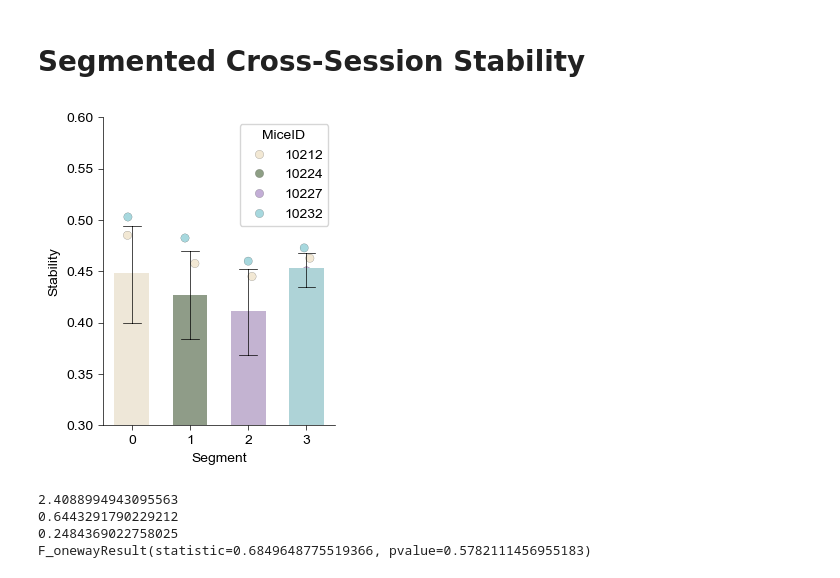
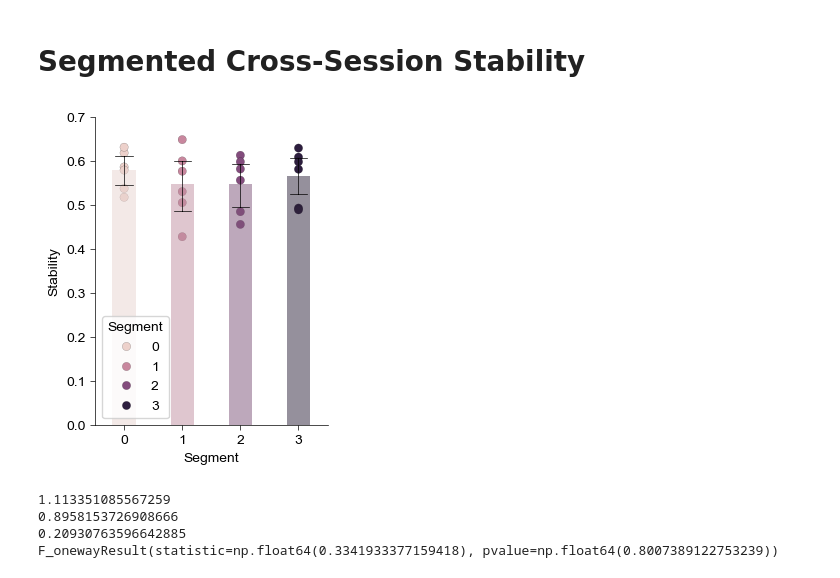
Before and after one commit to YAO-Shuyang/PlotFigures, a Jupyter notebook: NodeFigures/Fig0862 - Test Coding Property Heterogeneity.ipynb, the cells around one changed output. Saved outputs shown, nothing was run; the diff lists cells and outputs as text; code cells hidden in the pictures.

```diff
--- a/NodeFigures/Fig0862 - Test Coding Property Heterogeneity.ipynb
+++ b/NodeFigures/Fig0862 - Test Coding Property Heterogeneity.ipynb
@@ -342,12 +289,18 @@ F_onewayResult(statistic=np.float64(1.4117572807541505), pvalue=np.float64(0.263
 # %% [markdown]
 # Field Density
 # %%
+from mylib.preprocessing_ms import place_field
 def count_field_density(trace):
     field_density = np.zeros((4, 4))
     field_centers = []
     for node in [0, 4, 5, 9]:
         field_centers_per_node = []
         for i in np.where(trace[f'node {node}']['is_placecell'] == 1)[0]:
+            if 'place_field_all' not in trace[f'node {node}'].keys():
+                trace[f'node {node}']['place_field_all'] = place_field(
+                    trace=trace[f'node {node}'],
+                    **{"thre_type": 2, "parameter": 0.2, 'events_num_crit': 5}
+                )
             field_centers_per_node += list(trace[f'node {node}']['place_field_all'][i].keys())
         field_centers.append(np.array(field_centers_per_node, np.int64))
 
@@ -373,7 +326,7 @@ if exists(join(figdata, f"{code_id} [Field Density].pkl")) == False:
         "Segment": []
     }
 
-    for mouse in tqdm([10212, 10224, 10227, 10232, 10273, 10275, 10276]):
+    for mouse in tqdm([10212, 10224, 10227, 10232,10275, 10276]):
         field_density = np.zeros((7, 4))
         for j, i in enumerate(np.where(f2['MiceID'] == mouse)[0]):
             with open(f2['Trace File'][i], 'rb') as handle:
@@ -404,9 +357,8 @@ ax = Clear_Axes(plt.axes(), close_spines=['top', 'right'], ifxticks=True, ifytic
 sns.stripplot(
     x='Segment',
     y='Field Density',
-    hue='MiceID',
+    hue='Segment',
     data=FieldDensityData,
-    palette=MicePaletteDSP,
     size=6,
     edgecolor='k',
     linewidth=0.1,
@@ -420,10 +372,9 @@ sns.barplot(
     y='Field Density',
     data=FieldDensityData,
     hue='Segment',
-    palette=MicePaletteDSP,
     err_kws={'linewidth': 0.5, 'color': 'k'},
     capsize=0.3,
-    width=0.6,
+    width=0.4,
     legend=False
 )
 ax.set_ylim(0.15, 0.35)
@@ -446,13 +401,13 @@ def calc_segmented_stability(trace1, trace2, index_map):
     smooth_map_all1 = np.mean(np.stack([trace1[f'node {i}']['smooth_map_all'] for i in [0, 4, 5, 9]], axis=2), axis=2)
     smooth_map_all2 = np.mean(np.stack([trace2[f'node {i}']['smooth_map_all'] for i in [0, 4, 5, 9]], axis=2), axis=2)
 
-    for j, bin_range in enumerate([CP_DSP[0][:27], CP_DSP[0][27:54], CP_DSP[0][54:81], CP_DSP[3]]):
+    for j, bin_range in enumerate([CP_DSPs[1][0][:27], CP_DSPs[1][0][27:54], CP_DSPs[1][0][54:81], CP_DSPs[1][3]]):
         segment_bins = np.concatenate([Father2SonGraph[i] for i in bin_range])
 
-        stability[j] = np.corrcoef(
-            smooth_map_all1[index_map[0, :]-1, :][:, segment_bins-1].flatten(),
-            smooth_map_all2[index_map[1, :]-1, :][:, segment_bins-1].flatten()
-        )[0, 1]
+        stability[j] = np.nanmean(np.asarray([np.corrcoef(
+            smooth_map_all1[index_map[0, :]-1, :][:, sb-1],
+            smooth_map_all2[index_map[1, :]-1, :][:, sb-1]
+        )[0, 1] for sb in segment_bins]))
 
     return stability
 
@@ -464,12 +419,14 @@ if exists(join(figdata, f"{code_id} [Stability].pkl")) == False:
         "Segment": []
     }
 
-    for mouse in tqdm([10212, 10224, 10227, 10232]):
+    for mouse in tqdm([10212, 10224, 10227, 10232, 10275, 10276]):
         with open(f_CellReg_dsp['cellreg_folder'][np.where(f_CellReg_dsp['MiceID']==mouse)[0][0]], 'rb') as handle:
             index_map = pickle.load(handle).astype(np.int64)
 
-        if mouse != 10232:
+        if mouse not in [10232, 10275, 10276]:
             index_map = index_map[1:, :]
+
+        n_cells = np.sum(np.where(index_map >= 1, 1, 0), axis=0)
 
         stability = np.zeros((7, 4))
         file_idx = np.where(f2['MiceID'] == mouse)[0]
@@ -480,7 +437,12 @@ if exists(join(figdata, f"{code_id} [Stability].pkl")) == False:
             with open(f2['Trace File'][file_idx[j+1]], 'rb') as handle:
                 trace2 = pickle.load(handle)
 
-            stability[j, :] = calc_segmented_stability(trace1, trace2, index_map[j:j+2, :][:, np.where((index_map[j, :] >= 1) | (index_map[j+1, :] >= 1))[0]])
+            idx = np.where(
+                (index_map[j, :] >= 1) &
+                (index_map[j+1, :] >= 1) &
+                (n_cells >= 4)
+            )
+            stability[j, :] = calc_segmented_stability(trace1, trace2, index_map[j:j+2, :][:, idx[0]])
 
         StabilityData['MiceID'].append(np.repeat(mouse, 4))
         StabilityData['Session'].append(np.repeat(j, 4))
@@ -504,42 +466,40 @@ else:
 fig = plt.figure(figsize=(3, 4))
 ax = Clear_Axes(plt.axes(), close_spines=['top', 'right'], ifxticks=True, ifyticks=True)
 sns.stripplot(
     x='Segment',
     y='Stability',
-    hue='MiceID',
+    hue='Segment',
     data=StabilityData,
-    palette=MicePaletteDSP,
     size=6,
     edgecolor='k',
     linewidth=0.1,
-    jitter=0.1,
+    jitter=0,
     zorder=1
 )
 sns.barplot(
     x='Segment',
     y='Stability',
     data=StabilityData,
     hue='Segment',
-    palette=MicePaletteDSP,
     err_kws={'linewidth': 0.5, 'color': 'k'},
     capsize=0.3,
-    width=0.6,
+    width=0.4,
+    alpha=0.5,
     legend=False
 )
-ax.set_ylim(0.3, 0.6)
-ax.set_yticks(np.linspace(0.3, 0.6, 7))
+ax.set_ylim(0, 0.7)
 plt.savefig(join(loc, "Stability.png"), dpi=600)
 plt.savefig(join(loc, "Stability.svg"), dpi=600)
 plt.show()
 
 res = [StabilityData['Stability'][StabilityData['Segment'] == i] for i in range(4)]
 print(ttest_rel(res[-1], res[0]).pvalue*3)
 print(ttest_rel(res[-1], res[1]).pvalue*3)
 print(ttest_rel(res[-1], res[2]).pvalue*3)
 print(f_oneway(*res))
 # %% [output]
-[figure, old version]
+[figure, new version]
-2.4088994943095563
-0.6443291790229212
-0.2484369022758025
-F_onewayResult(statistic=0.6849648775519366, pvalue=0.5782111456955183)
+1.113351085567259
+0.8958153726908666
+0.20930763596642885
+F_onewayResult(statistic=np.float64(0.3341933377159418), pvalue=np.float64(0.8007389122753239))
```
Also changed, not shown: parts of 3 cells of this notebook, 19 other files.
